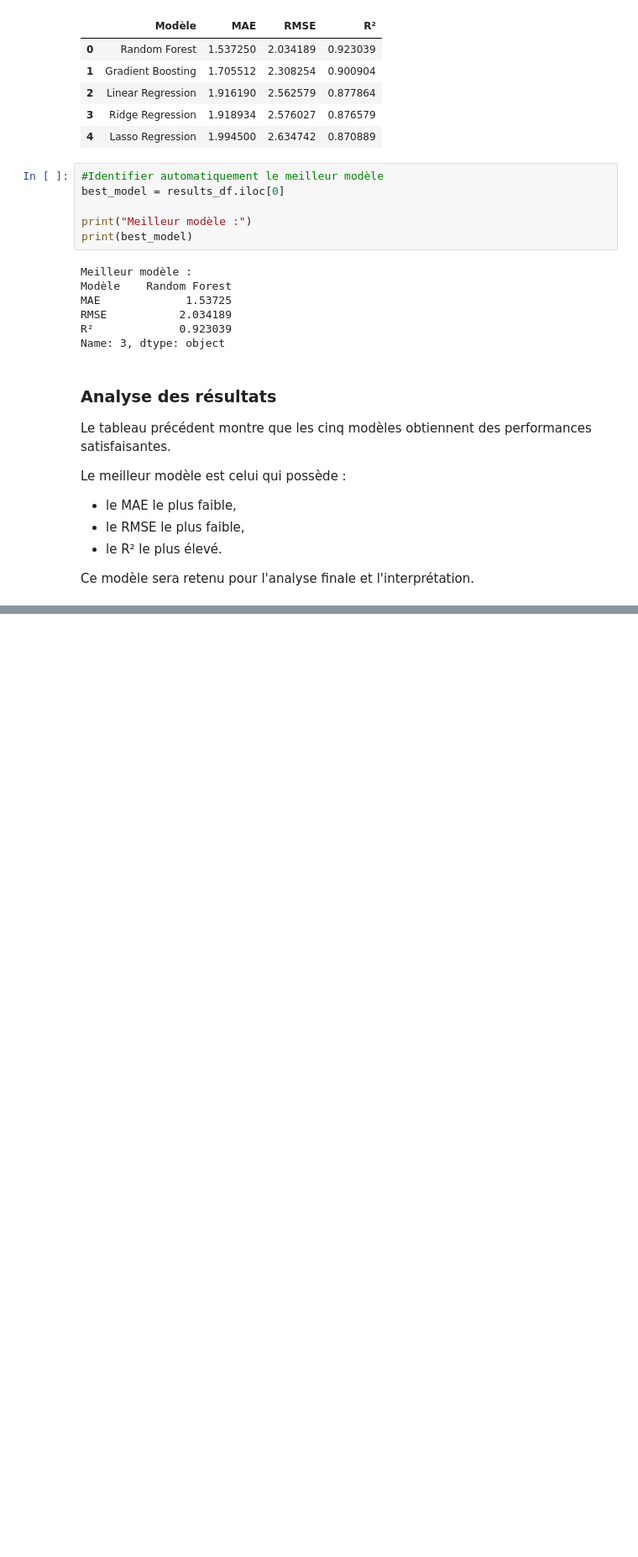
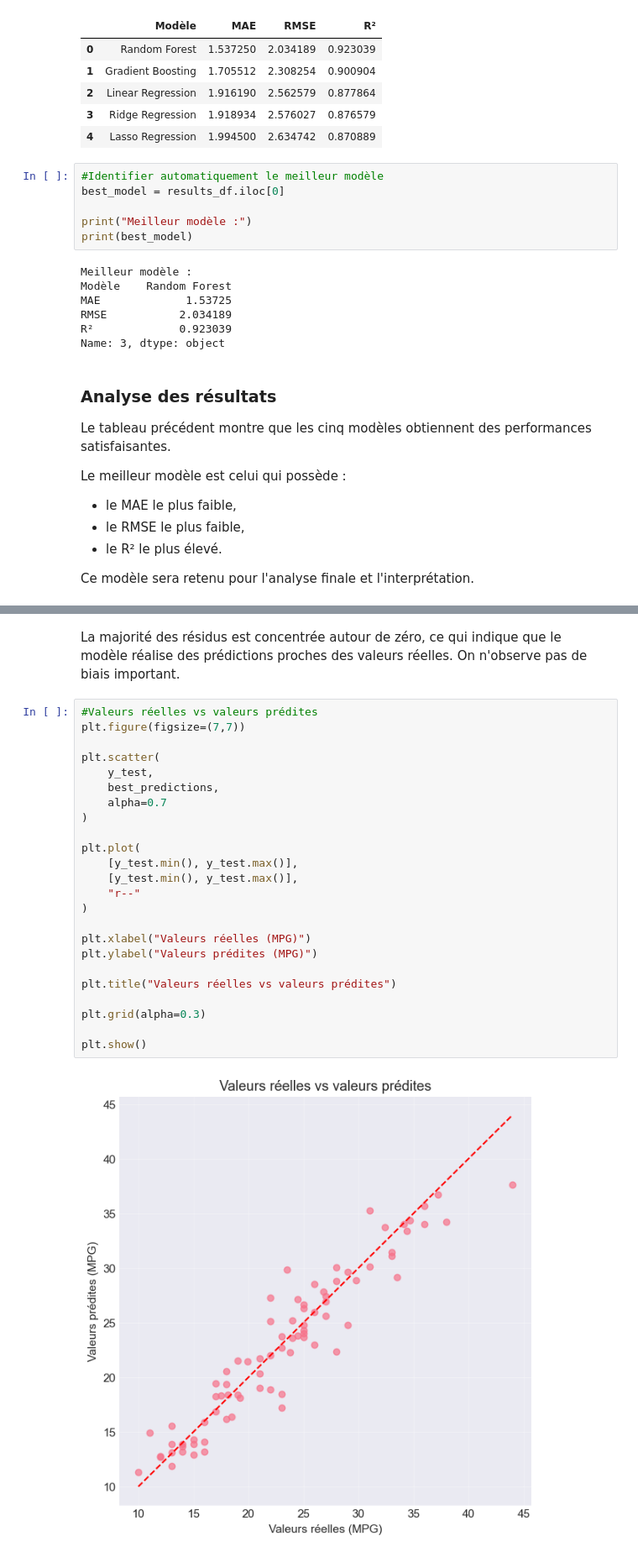
Before and after one commit to TAZIKenza/Auto_MPG_Analysis, a Jupyter notebook: Auto_MPG_Analysis.ipynb, the cells around one changed output, grey strips where cells are left out. Shown at 84% size. Saved outputs shown, nothing was run; the diff lists cells and outputs as text; blank space fills up the shorter version.

```diff
--- a/Auto_MPG_Analysis.ipynb
+++ b/Auto_MPG_Analysis.ipynb
@@ -1367,0 +1483,28 @@ Ce modèle sera retenu pour l'analyse finale et l'interprétation.
+# %% [markdown]
+La majorité des résidus est concentrée autour de zéro, ce qui indique que le modèle réalise des prédictions proches des valeurs réelles. On n'observe pas de biais important.
+# %%
+#Valeurs réelles vs valeurs prédites
+plt.figure(figsize=(7,7))
+
+plt.scatter(
+    y_test,
+    best_predictions,
+    alpha=0.7
+)
+
+plt.plot(
+    [y_test.min(), y_test.max()],
+    [y_test.min(), y_test.max()],
+    "r--"
+)
+
+plt.xlabel("Valeurs réelles (MPG)")
+plt.ylabel("Valeurs prédites (MPG)")
+
+plt.title("Valeurs réelles vs valeurs prédites")
+
+plt.grid(alpha=0.3)
+
+plt.show()
+# %% [output]
+[figure, added]
```
Also changed, not shown: parts of 17 cells of this notebook.
